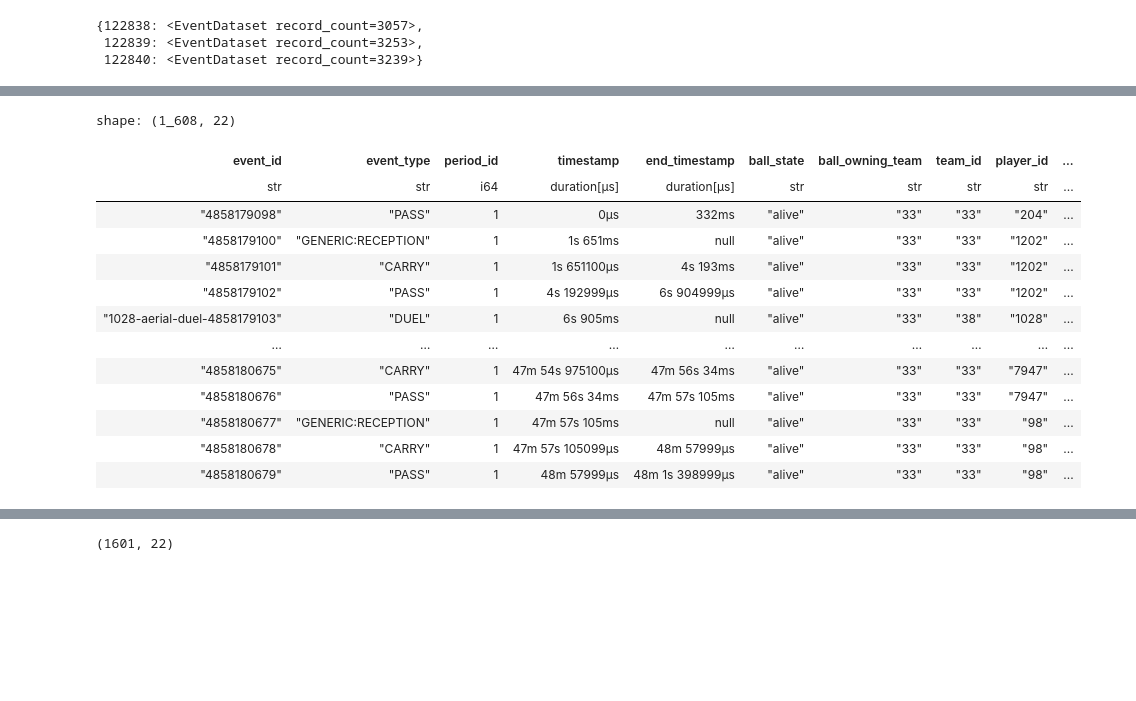
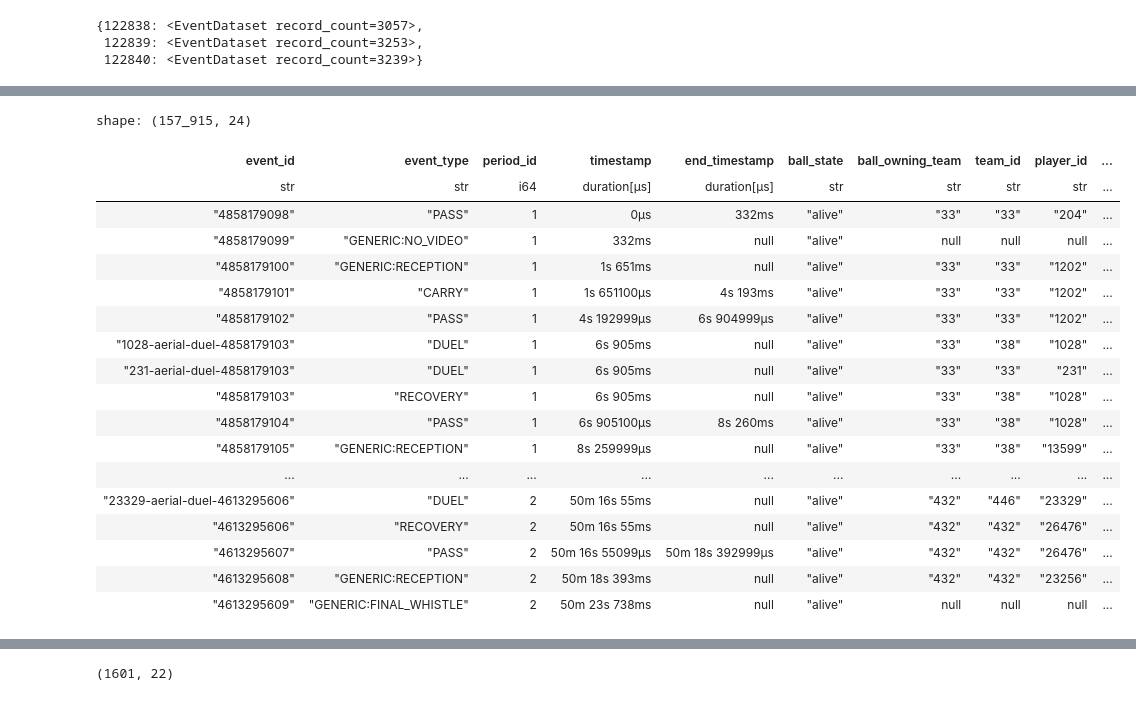
Before and after one commit to CodeMateo15/BiggsMarino_Hackathon2026, a Jupyter notebook: Soccer_Lineup.ipynb, the cells around one changed output, grey strips where cells are left out. Saved outputs shown, nothing was run; the diff lists cells and outputs as text; code cells hidden in the pictures; blank space fills up the shorter version.

```diff
--- a/Soccer_Lineup.ipynb
+++ b/Soccer_Lineup.ipynb
@@ -305,26 +413,34 @@ Match 122840 cached
+# %%
+match_events = pl.read_parquet('BL_23_24_match_events.parquet')
+match_events
+# %% [output]
+shape: (157_915, 24)
+| event_id | event_type | period_id | timestamp | end_timestamp | ball_state | ball_owning_team | team_id | player_id | ... |
+| str | str | i64 | duration[μs] | duration[μs] | str | str | str | str | ... |
+| "4858179098" | "PASS" | 1 | 0µs | 332ms | "alive" | "33" | "33" | "204" | ... |
+| "4858179099" | "GENERIC:NO_VIDEO" | 1 | 332ms | null | "alive" | null | null | null | ... |
+| "4858179100" | "GENERIC:RECEPTION" | 1 | 1s 651ms | null | "alive" | "33" | "33" | "1202" | ... |
+| "4858179101" | "CARRY" | 1 | 1s 651100µs | 4s 193ms | "alive" | "33" | "33" | "1202" | ... |
+| "4858179102" | "PASS" | 1 | 4s 192999µs | 6s 904999µs | "alive" | "33" | "33" | "1202" | ... |
+| "1028-aerial-duel-4858179103" | "DUEL" | 1 | 6s 905ms | null | "alive" | "33" | "38" | "1028" | ... |
+| "231-aerial-duel-4858179103" | "DUEL" | 1 | 6s 905ms | null | "alive" | "33" | "33" | "231" | ... |
+| "4858179103" | "RECOVERY" | 1 | 6s 905ms | null | "alive" | "33" | "38" | "1028" | ... |
+| "4858179104" | "PASS" | 1 | 6s 905100µs | 8s 260ms | "alive" | "33" | "38" | "1028" | ... |
+| "4858179105" | "GENERIC:RECEPTION" | 1 | 8s 259999µs | null | "alive" | "33" | "38" | "13599" | ... |
+| ... | ... | ... | ... | ... | ... | ... | ... | ... | ... |
+| "23329-aerial-duel-4613295606" | "DUEL" | 2 | 50m 16s 55ms | null | "alive" | "432" | "446" | "23329" | ... |
+| "4613295606" | "RECOVERY" | 2 | 50m 16s 55ms | null | "alive" | "432" | "432" | "26476" | ... |
+| "4613295607" | "PASS" | 2 | 50m 16s 55099µs | 50m 18s 392999µs | "alive" | "432" | "432" | "26476" | ... |
+| "4613295608" | "GENERIC:RECEPTION" | 2 | 50m 18s 393ms | null | "alive" | "432" | "432" | "23256" | ... |
+| "4613295609" | "GENERIC:FINAL_WHISTLE" | 2 | 50m 23s 738ms | null | "alive" | null | null | null | ... |
 # %%
 
-events_df_122838 = (
-    match_event_data_dict[122838]
-    .filter(lambda event: event.team is not None)  # Remove events without a team
-    .transform(to_orientation="STATIC_HOME_AWAY")
-    .filter(lambda event: event.period.id == 1)
-    .to_df(engine="polars")
-)
-
-events_df_122838
+def json_to_csv(match_event_json):
+    match_event_df = (
+        match_event_json
+        .filter(lambda event: event.team is not None)  # Remove events without a team
+        .transform(to_orientation="STATIC_HOME_AWAY")
+        .filter(lambda event: event.period.id == 1)
+        .to_df(engine="polars")
+    )
+    return match_event_df
-# %% [output]
-shape: (1_608, 22)
-| event_id | event_type | period_id | timestamp | end_timestamp | ball_state | ball_owning_team | team_id | player_id | ... |
-| str | str | i64 | duration[μs] | duration[μs] | str | str | str | str | ... |
-| "4858179098" | "PASS" | 1 | 0µs | 332ms | "alive" | "33" | "33" | "204" | ... |
-| "4858179100" | "GENERIC:RECEPTION" | 1 | 1s 651ms | null | "alive" | "33" | "33" | "1202" | ... |
-| "4858179101" | "CARRY" | 1 | 1s 651100µs | 4s 193ms | "alive" | "33" | "33" | "1202" | ... |
-| "4858179102" | "PASS" | 1 | 4s 192999µs | 6s 904999µs | "alive" | "33" | "33" | "1202" | ... |
-| "1028-aerial-duel-4858179103" | "DUEL" | 1 | 6s 905ms | null | "alive" | "33" | "38" | "1028" | ... |
-| … | … | … | … | … | … | … | … | … | ... |
-| "4858180675" | "CARRY" | 1 | 47m 54s 975100µs | 47m 56s 34ms | "alive" | "33" | "33" | "7947" | ... |
-| "4858180676" | "PASS" | 1 | 47m 56s 34ms | 47m 57s 105ms | "alive" | "33" | "33" | "7947" | ... |
-| "4858180677" | "GENERIC:RECEPTION" | 1 | 47m 57s 105ms | null | "alive" | "33" | "33" | "98" | ... |
-| "4858180678" | "CARRY" | 1 | 47m 57s 105099µs | 48m 57999µs | "alive" | "33" | "33" | "98" | ... |
-| "4858180679" | "PASS" | 1 | 48m 57999µs | 48m 1s 398999µs | "alive" | "33" | "33" | "98" | ... |
```
Also changed, not shown: parts of 28 cells of this notebook, 1 other file.
